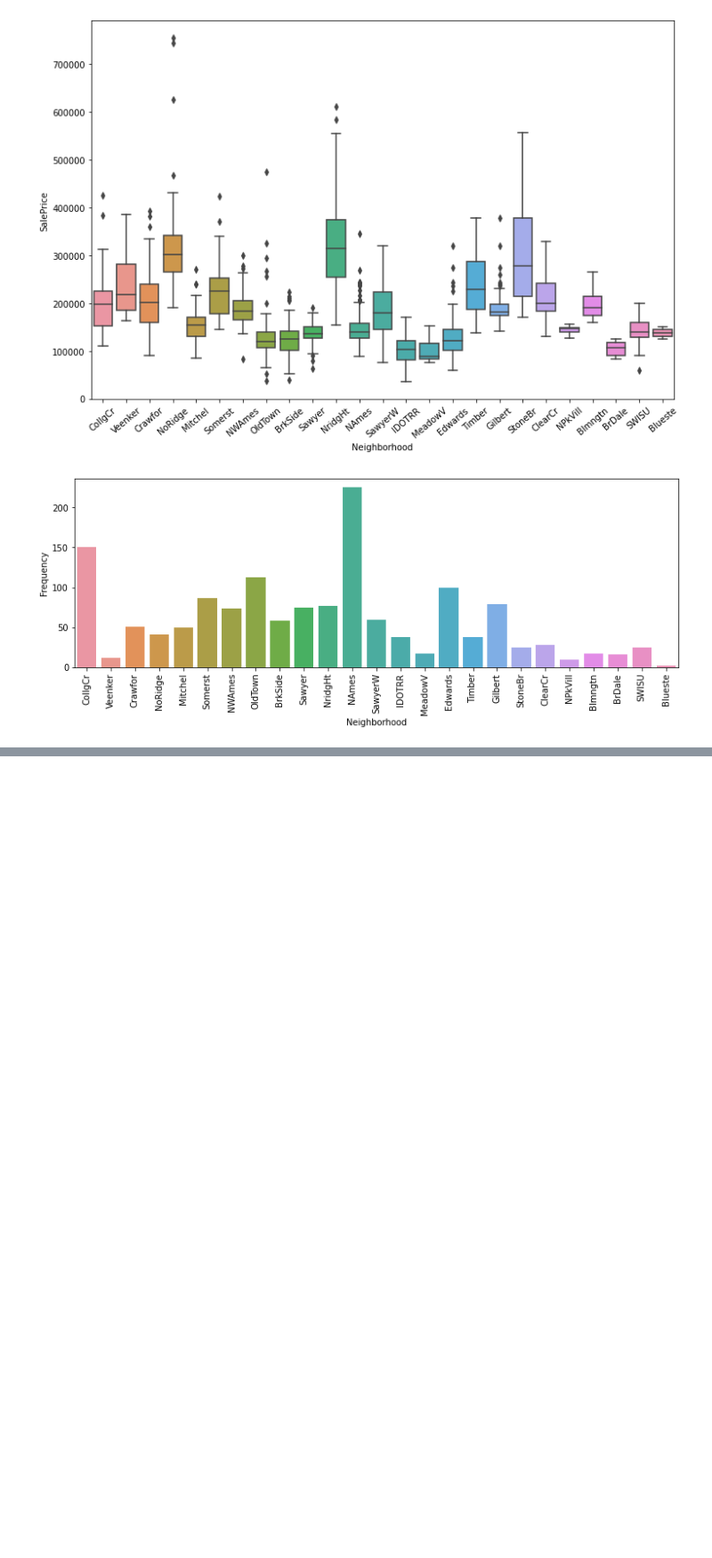
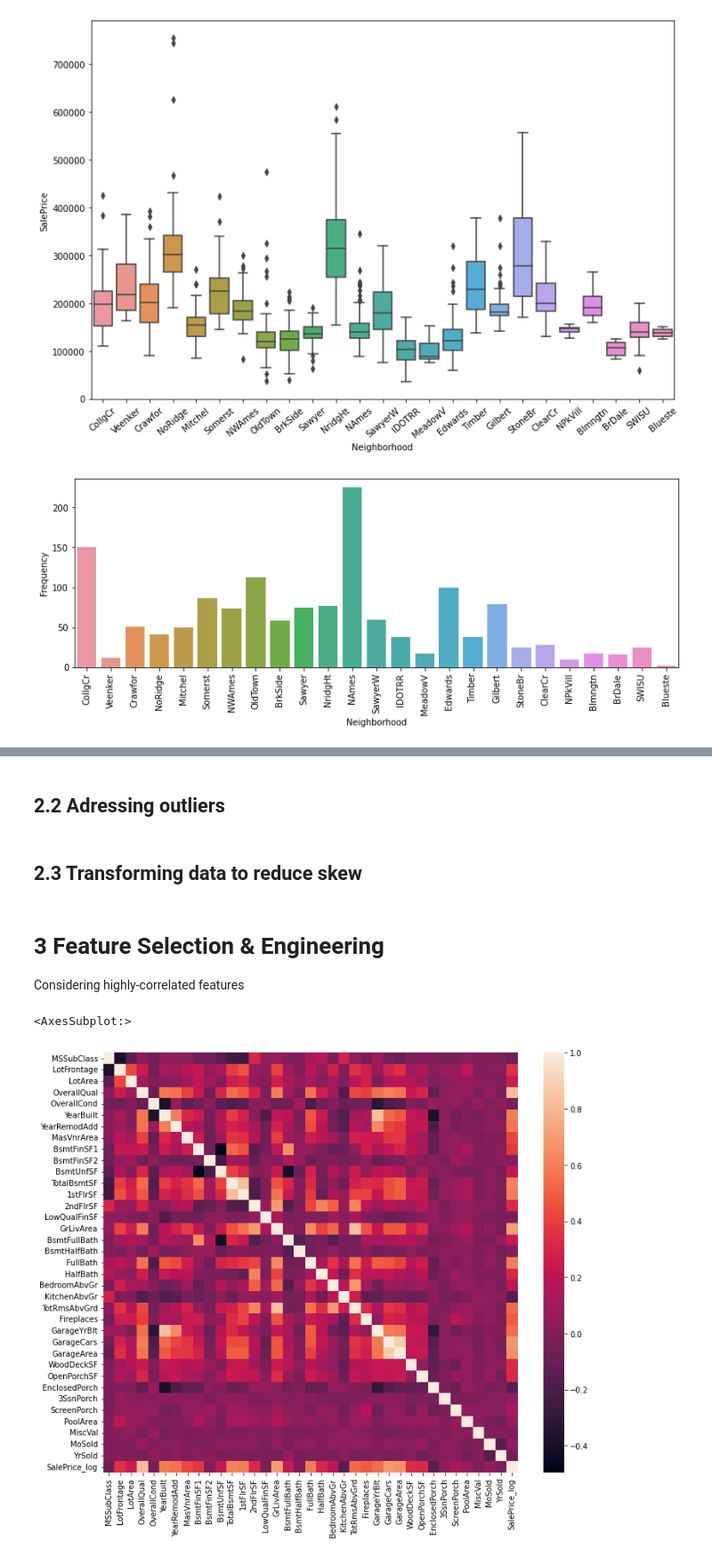
Before and after one commit to Andreas1597/py-ml-housing-prices, a Jupyter notebook: app2.ipynb, the cells around one changed output, grey strips where cells are left out. Shown at 89% size. Cells and saved outputs as stored; diff of their text form; code cells hidden in the pictures; blank space fills up the shorter version.

Commit message:
preprocessing and feature selection

```diff
--- a/app2.ipynb
+++ b/app2.ipynb
@@ -274,0 +304,15 @@ plt.show()
+# %%
+# Create copy of dataset
+data_copy = data.copy()
+
+# Numerical columns
+data_copy['MasVnrArea'] = data_copy['MasVnrArea'].fillna(0)
+
+# Categorical columns
+cat_cols_fill_none = ['PoolQC', 'MiscFeature', 'Alley', 'Fence', 'FireplaceQu',
+                     'GarageCond', 'GarageQual', 'GarageFinish', 'GarageType',
+                     'BsmtFinType2', 'BsmtExposure', 'BsmtFinType1', 'BsmtQual', 'BsmtCond',
+                     'MasVnrType']
+
+for cat in cat_cols_fill_none:
+    data_copy[cat] = data_copy[cat].fillna('None')
@@ -274,0 +330,2 @@ plt.show()
+# %% [markdown]
+## 2.2 Adressing outliers
@@ -274,0 +334,16 @@ plt.show()
+# %% [markdown]
+## 2.3 Transforming data to reduce skew
+# %%
+data_copy['SalePrice'] = np.log(data_copy['SalePrice'])
+data_copy = data_copy.rename(columns={'SalePrice': 'SalePrice_log'})
+# %% [markdown]
+# 3 Feature Selection & Engineering
+
+Considering highly-correlated features
+# %%
+transformed_corr = data_copy.corr()
+plt.figure(figsize=(12,10))
+sns.heatmap(transformed_corr)
+# %% [output]
+<AxesSubplot:>
+[figure, added]
```
Also changed, not shown: parts of 11 cells of this notebook.
